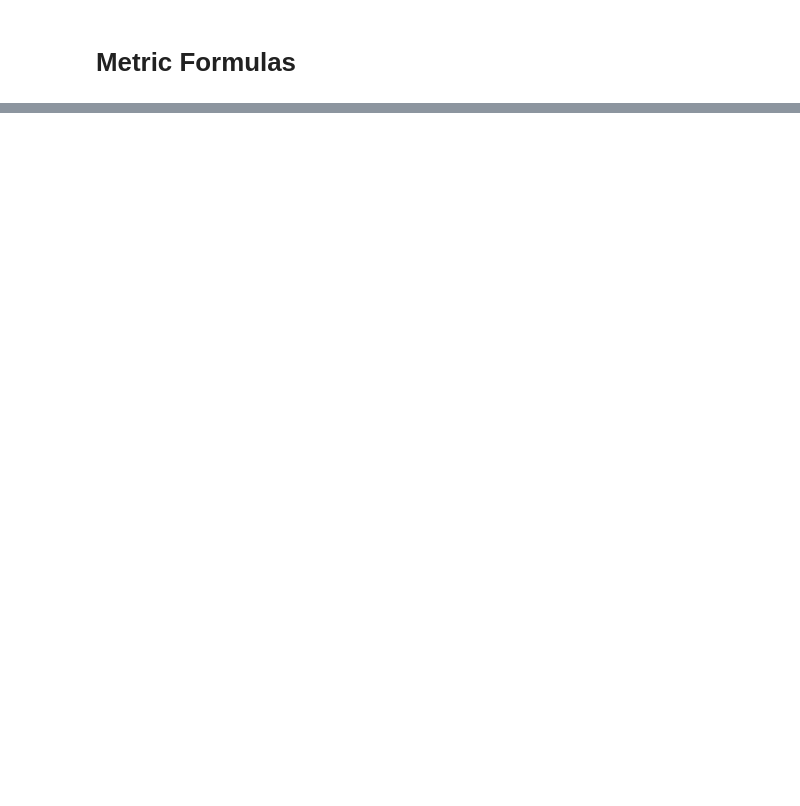
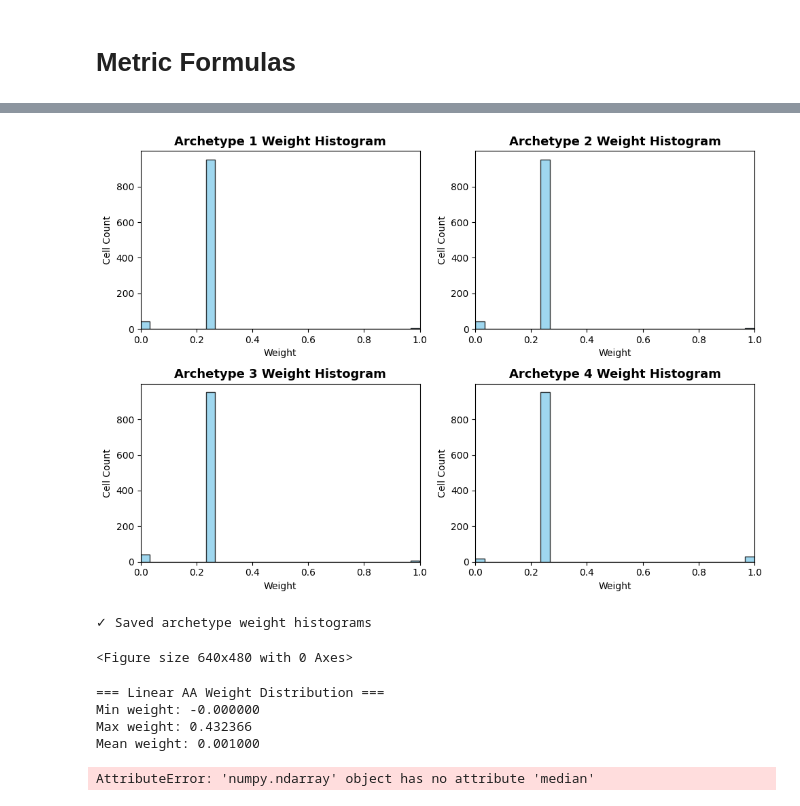
Before and after one commit to joaommata/Deep-Archetypal-Analysis, a Jupyter notebook: LinearAA/Python/LinearAA_BetaCells.ipynb, the cells around one changed output, grey strips where cells are left out. Saved outputs shown, nothing was run; the diff lists cells and outputs as text; code cells hidden in the pictures; blank space fills up the shorter version.

```diff
--- a/LinearAA/Python/LinearAA_BetaCells.ipynb
+++ b/LinearAA/Python/LinearAA_BetaCells.ipynb
@@ -244,0 +534,52 @@ Mean ISI: 0.06661773824503898
+# %%
+
+# Plot histogram of archetype weights for each archetype
+fig, axes = plt.subplots(2, 2, figsize=(10, 7))
+axes = axes.flatten()
+for i in range(N_ARCHETYPES):
+    ax = axes[i]
+    ax.hist(barycentric_embedding_linear[:, i], bins=30, color='skyblue', edgecolor='black', alpha=0.8)
+    ax.set_title(f'Archetype {i+1} Weight Histogram', fontsize=13, fontweight='bold')
+    ax.set_xlabel('Weight')
+    ax.set_ylabel('Cell Count')
+    ax.set_xlim(0, 1)
+plt.tight_layout()
+plt.show()
+plt.savefig(os.path.join(SAVE_DIR, 'archetype_weight_histograms.png'), dpi=300, bbox_inches='tight')
+print(f"✓ Saved archetype weight histograms")
+# %% [output]
+[figure, added]
+✓ Saved archetype weight histograms
+<Figure size 640x480 with 0 Axes>
+# %%
+# Add this diagnostic code after running Linear AA:
+C_linear_best = C_list[best_run_idx]
+
+print("\n=== Linear AA Weight Distribution ===")
+print(f"Min weight: {C_linear_best.min():.6f}")
+print(f"Max weight: {C_linear_best.max():.6f}")
+print(f"Mean weight: {C_linear_best.mean():.6f}")
+print(f"Median weight: {C_linear_best.median():.6f}")
+
+# Check sparsity
+near_zero = (C_linear_best < 0.01).sum()
+near_one = (C_linear_best > 0.99).sum()
+intermediate = ((C_linear_best >= 0.01) & (C_linear_best <= 0.99)).sum()
+
+total = C_linear_best.numel()
+print(f"\nSparsity analysis:")
+print(f"  Near 0 (<0.01): {near_zero}/{total} ({100*near_zero/total:.1f}%)")
+print(f"  Near 1 (>0.99): {near_one}/{total} ({100*near_one/total:.1f}%)")
+print(f"  Intermediate (0.01-0.99): {intermediate}/{total} ({100*intermediate/total:.1f}%)")
+
+# Look at some example cells
+print(f"\nExample cell weights (first 5 cells):")
+for i in range(5):
+    weights = C_linear_best[i, :]
+    print(f"  Cell {i}: {weights}")
+# %% [output]
+=== Linear AA Weight Distribution ===
+Min weight: -0.000000
+Max weight: 0.432366
+Mean weight: 0.001000
+AttributeError: 'numpy.ndarray' object has no attribute 'median'
```
Also changed, not shown: parts of 14 cells of this notebook, 1 other file.
